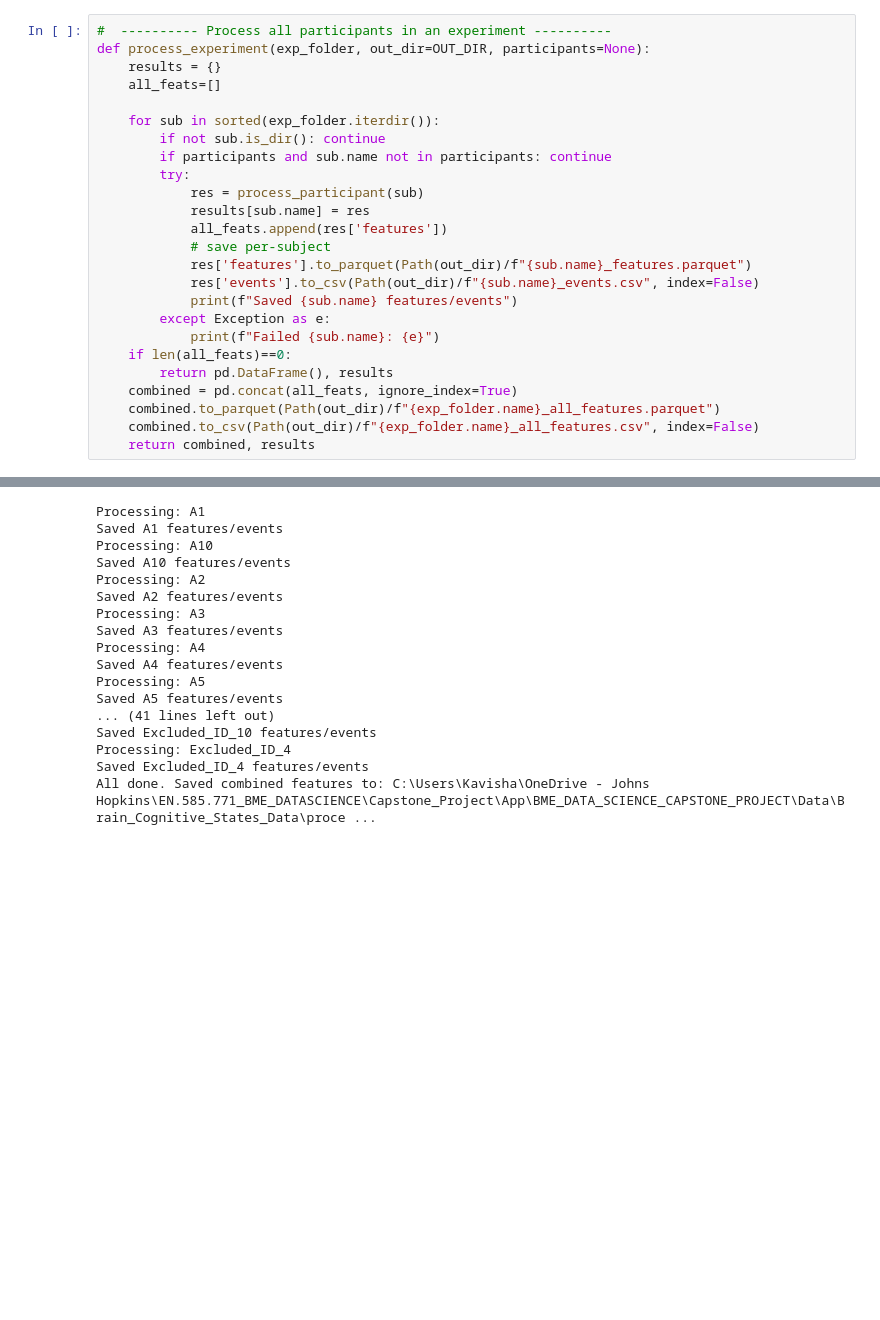
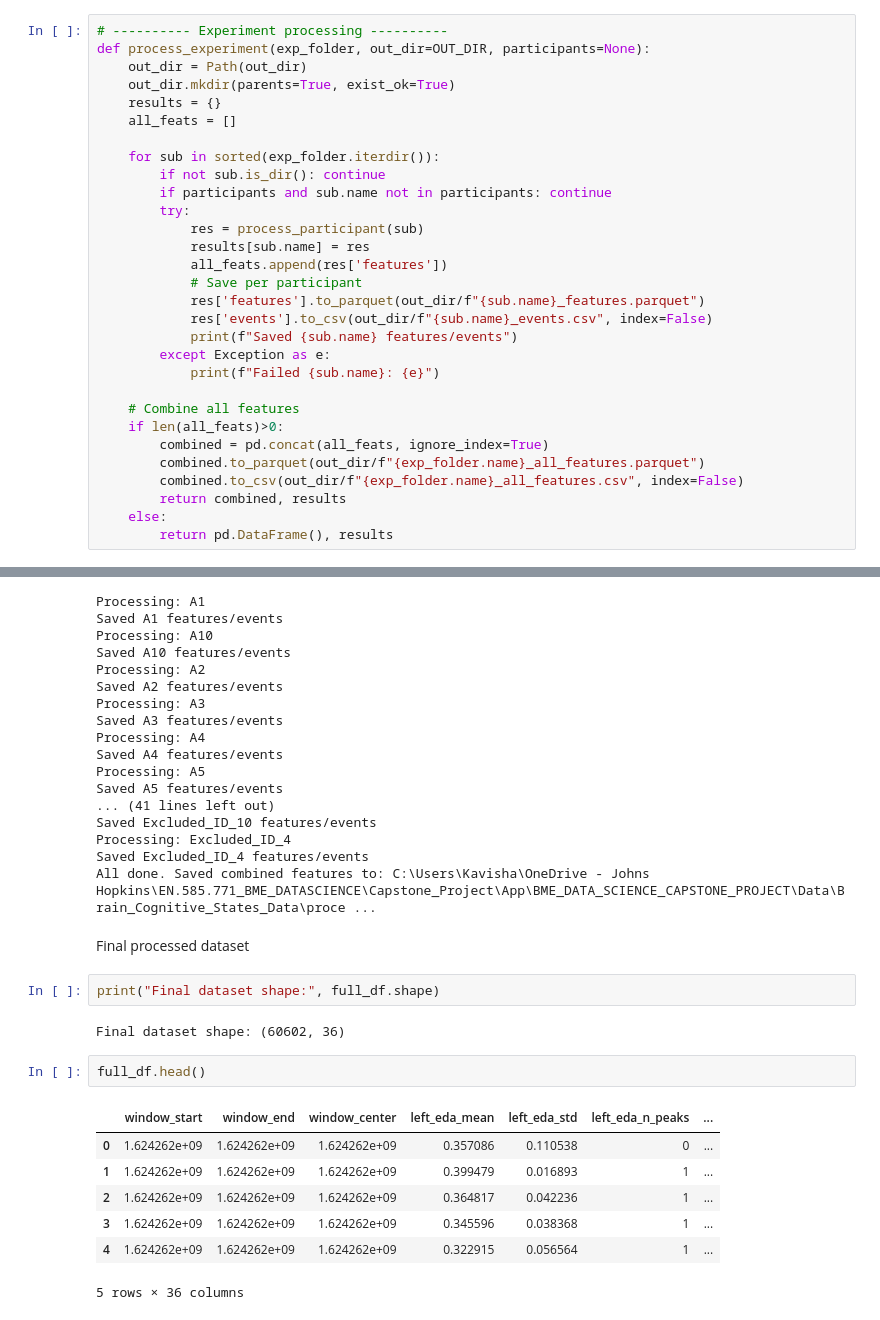
Before and after one commit to Kavisha-29-R/BME_DATA_SCIENCE_CAPSTONE_PROJECT, a Jupyter notebook: Notebooks/1_Data_Prep.ipynb, the cells around one changed output, grey strips where cells are left out. Drawn from its saved outputs; the diff is of its cells as text; blank space fills up the shorter version.

```diff
--- a/Notebooks/1_Data_Prep.ipynb
+++ b/Notebooks/1_Data_Prep.ipynb
@@ -564,8 +482,10 @@ def process_participant(participant_folder, common_fs=10.0, win_s=5.0, step_s=2.
 # %%
-#  ---------- Process all participants in an experiment ----------
+# ---------- Experiment processing ----------
 def process_experiment(exp_folder, out_dir=OUT_DIR, participants=None):
+    out_dir = Path(out_dir)
+    out_dir.mkdir(parents=True, exist_ok=True)
     results = {}
-    all_feats=[]
+    all_feats = []
 
     for sub in sorted(exp_folder.iterdir()):
         if not sub.is_dir(): continue
@@ -574,18 +494,21 @@ def process_experiment(exp_folder, out_dir=OUT_DIR, participants=None):
             res = process_participant(sub)
             results[sub.name] = res
             all_feats.append(res['features'])
-            # save per-subject
-            res['features'].to_parquet(Path(out_dir)/f"{sub.name}_features.parquet")
-            res['events'].to_csv(Path(out_dir)/f"{sub.name}_events.csv", index=False)
+            # Save per participant
+            res['features'].to_parquet(out_dir/f"{sub.name}_features.parquet")
+            res['events'].to_csv(out_dir/f"{sub.name}_events.csv", index=False)
             print(f"Saved {sub.name} features/events")
         except Exception as e:
             print(f"Failed {sub.name}: {e}")
-    if len(all_feats)==0:
+
+    # Combine all features
+    if len(all_feats)>0:
+        combined = pd.concat(all_feats, ignore_index=True)
+        combined.to_parquet(out_dir/f"{exp_folder.name}_all_features.parquet")
+        combined.to_csv(out_dir/f"{exp_folder.name}_all_features.csv", index=False)
+        return combined, results
+    else:
         return pd.DataFrame(), results
-    combined = pd.concat(all_feats, ignore_index=True)
-    combined.to_parquet(Path(out_dir)/f"{exp_folder.name}_all_features.parquet")
-    combined.to_csv(Path(out_dir)/f"{exp_folder.name}_all_features.csv", index=False)
-    return combined, results
 # %%
 # ---------- Run for both experiments ----------
 exp1_feats, exp1_res = process_experiment(EXP1)
@@ -612,3 +535,19 @@ Saved Excluded_ID_10 features/events
 Processing: Excluded_ID_4
 Saved Excluded_ID_4 features/events
 All done. Saved combined features to: C:\Users\Kavisha\OneDrive - Johns Hopkins\EN.585.771_BME_DATASCIENCE\Capstone_Project\App\BME_DATA_SCIENCE_CAPSTONE_PROJECT\Data\Brain_Cognitive_States_Data\proce ...
+# %% [markdown]
+Final processed dataset
+# %%
+print("Final dataset shape:", full_df.shape)
+# %% [output]
+Final dataset shape: (60602, 36)
+# %%
+full_df.head()
+# %% [output]
+|  | window_start | window_end | window_center | left_eda_mean | left_eda_std | left_eda_n_peaks | ... |
+| 0 | 1.624262e+09 | 1.624262e+09 | 1.624262e+09 | 0.357086 | 0.110538 | 0 | ... |
+| 1 | 1.624262e+09 | 1.624262e+09 | 1.624262e+09 | 0.399479 | 0.016893 | 1 | ... |
+| 2 | 1.624262e+09 | 1.624262e+09 | 1.624262e+09 | 0.364817 | 0.042236 | 1 | ... |
+| 3 | 1.624262e+09 | 1.624262e+09 | 1.624262e+09 | 0.345596 | 0.038368 | 1 | ... |
+| 4 | 1.624262e+09 | 1.624262e+09 | 1.624262e+09 | 0.322915 | 0.056564 | 1 | ... |
+5 rows × 36 columns
```
Also changed, not shown: parts of 4 cells of this notebook, 33 other files.
